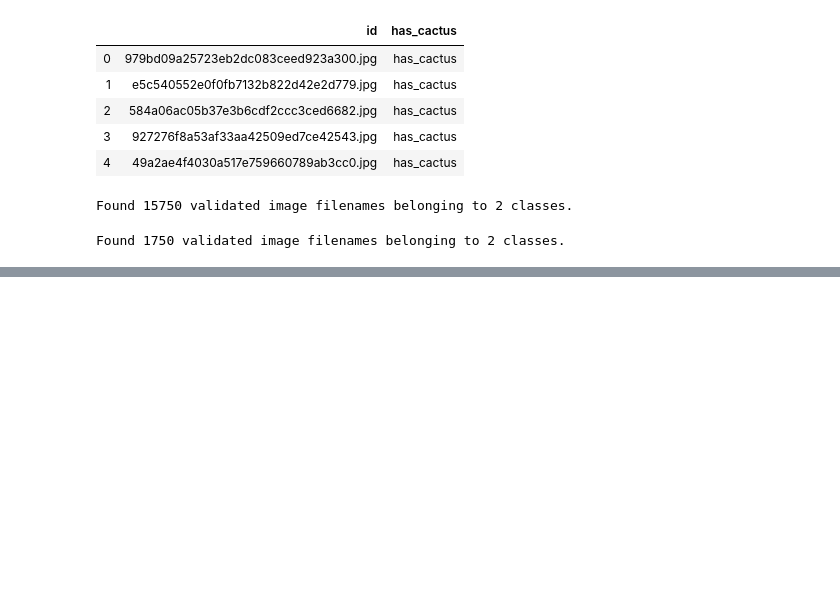
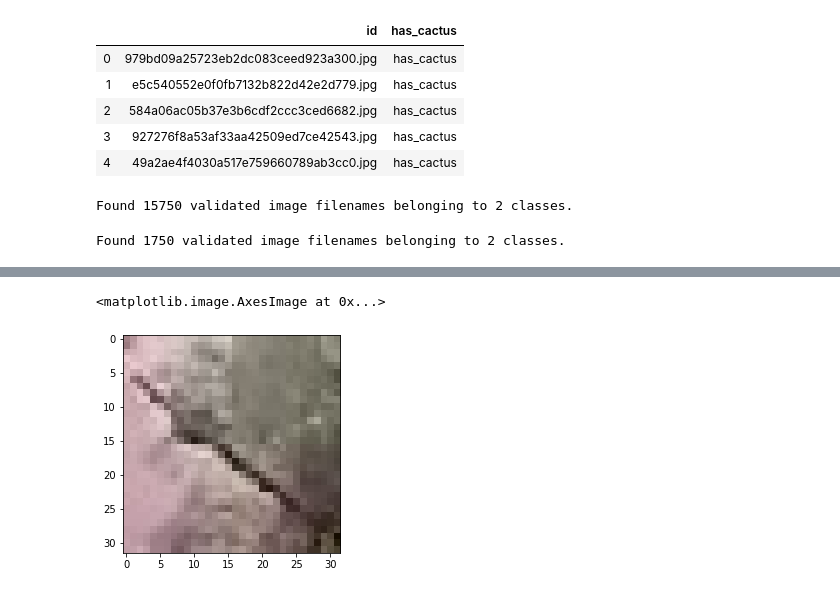
Before and after one commit to Aravinda89/Aerial-Cactus-Identification, a Jupyter notebook: Aerial-Cactus-Identification.ipynb, the cells around one changed output, grey strips where cells are left out. Drawn from its saved outputs; the diff is of its cells as text; code cells hidden in the pictures; blank space fills up the shorter version.

```diff
--- a/Aerial-Cactus-Identification.ipynb
+++ b/Aerial-Cactus-Identification.ipynb
@@ -149,0 +262,14 @@ ________________________________________________________________________________
+# %%
+# Testing
+import glob
+
+test_dir = "./aerial-cactus-identification_data/test/*"
+
+file_list = glob.glob(test_dir)
+img_path = random.choice(file_list)
+
+img = load_img(img_path, target_size=(32, 32))
+plt.imshow(img)
+# %% [output]
+<matplotlib.image.AxesImage at 0x...>
+[figure, added]
```
Also changed, not shown: parts of 18 cells of this notebook.
